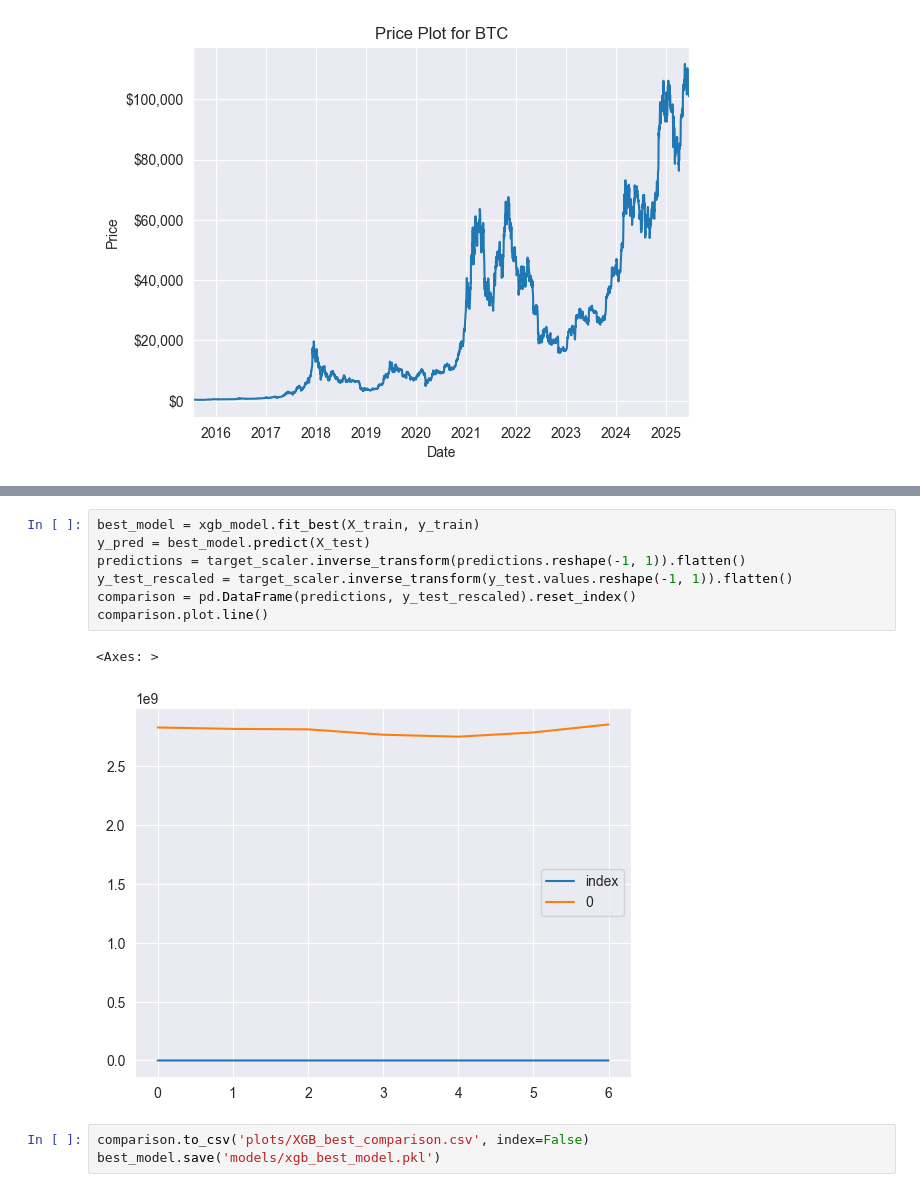
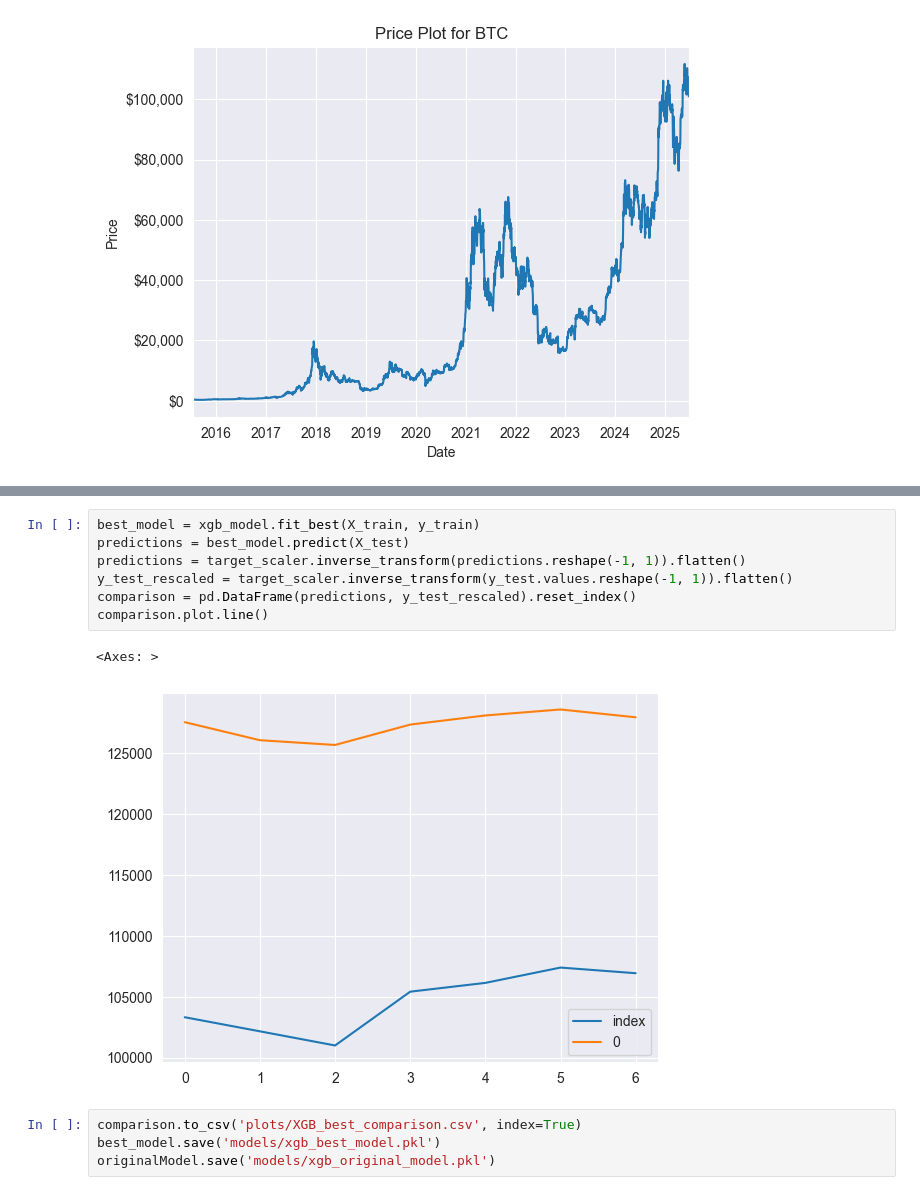
Before and after one commit to kingsuching/cryptoTrading, a Jupyter notebook: sucheenXGBoost.ipynb, the cells around one changed output, grey strips where cells are left out. Cells and saved outputs as stored; diff of their text form.

```diff
--- a/sucheenXGBoost.ipynb
+++ b/sucheenXGBoost.ipynb
@@ -146,14 +136,15 @@ xgb_model.tune_hyperparameters(X_train, y_train, param_grid=custom_param_grid, c
 {'learning_rate': 0.05, 'max_depth': 3, 'n_estimators': 30, 'subsample': 1.0}
 # %%
 best_model = xgb_model.fit_best(X_train, y_train)
-y_pred = best_model.predict(X_test)
+predictions = best_model.predict(X_test)
 predictions = target_scaler.inverse_transform(predictions.reshape(-1, 1)).flatten()
 y_test_rescaled = target_scaler.inverse_transform(y_test.values.reshape(-1, 1)).flatten()
 comparison = pd.DataFrame(predictions, y_test_rescaled).reset_index()
 comparison.plot.line()
 # %% [output]
 <Axes: >
-[figure, old version]
+[figure, new version]
 # %%
-comparison.to_csv('plots/XGB_best_comparison.csv', index=False)
+comparison.to_csv('plots/XGB_best_comparison.csv', index=True)
 best_model.save('models/xgb_best_model.pkl')
+originalModel.save('models/xgb_original_model.pkl')
```
Also changed, not shown: parts of 17 cells of this notebook, 11 other files.
